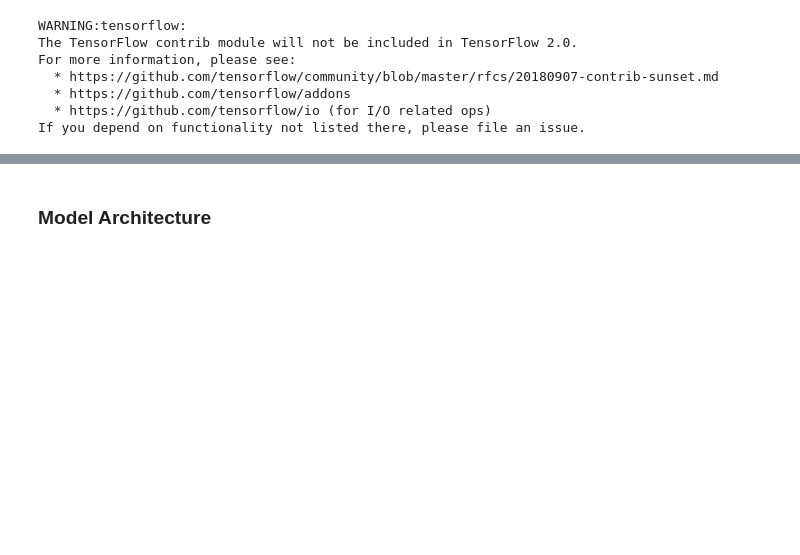
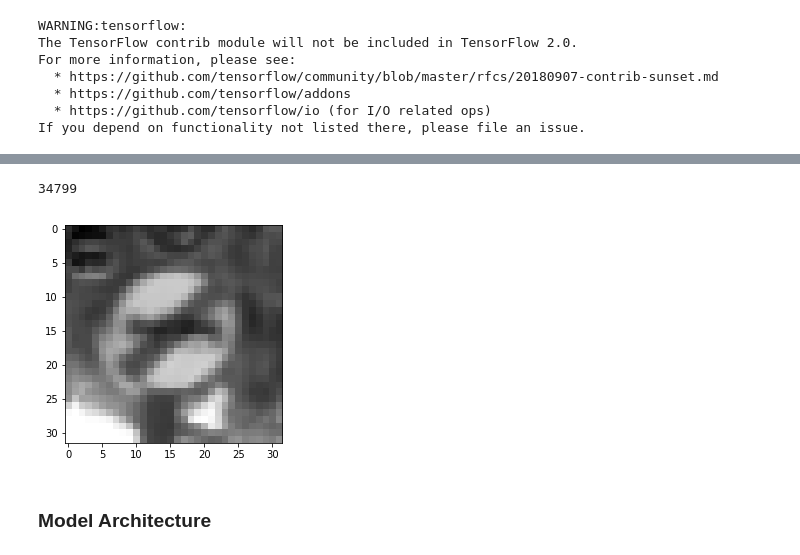
Before and after one commit to lswatts42/carnd_project3_TrafficSignClassification, a Jupyter notebook: Traffic_Sign_Classifier-Copy1.ipynb, the cells around one changed output, grey strips where cells are left out. Saved outputs shown, nothing was run; the diff lists cells and outputs as text; code cells hidden in the pictures; blank space fills up the shorter version.

```diff
--- a/Traffic_Sign_Classifier-Copy1.ipynb
+++ b/Traffic_Sign_Classifier-Copy1.ipynb
@@ -191,10 +191,13 @@ X_train_gray_new2 = X_train_gray.copy()
 
 # Rotate Images
 degrees = 180
-tf.contrib.image.rotate(images=X_train_gray_new, angles=degrees * math.pi / 180, interpolation='NEAREST', name=None)
+rotate_images = tf.contrib.image.rotate(images=X_train_gray_new, angles=degrees * math.pi / 180, interpolation='NEAREST', name=None)
+
+with tf.Session() as sess:
+    X_train_gray_rotated = sess.run(rotate_images)
 
 # Add the rotated images to the dataset
-X_train_doubled = np.append(X_train_gray_new2, X_train_gray_new, axis=0)
+X_train_doubled = np.append(X_train_gray_new2, X_train_gray_rotated, axis=0)
 y_train_doubled = np.append(y_train, y_train)
 # %% [output]
 WARNING:tensorflow:
@@ -207,3 +227,9 @@ If you depend on functionality not listed there, please file an issue.
+# %%
+plt.imshow(np.squeeze(X_train_doubled[100+n_train]), cmap = 'gray')
+print(n_train)
+# %% [output]
+34799
+[figure, added]
 # %%
 # Normalize the data
 X_train_doubled = (np.float32(X_train_doubled) - 0)/255
```
Also changed, not shown: parts of 7 cells of this notebook, 1 other file.
